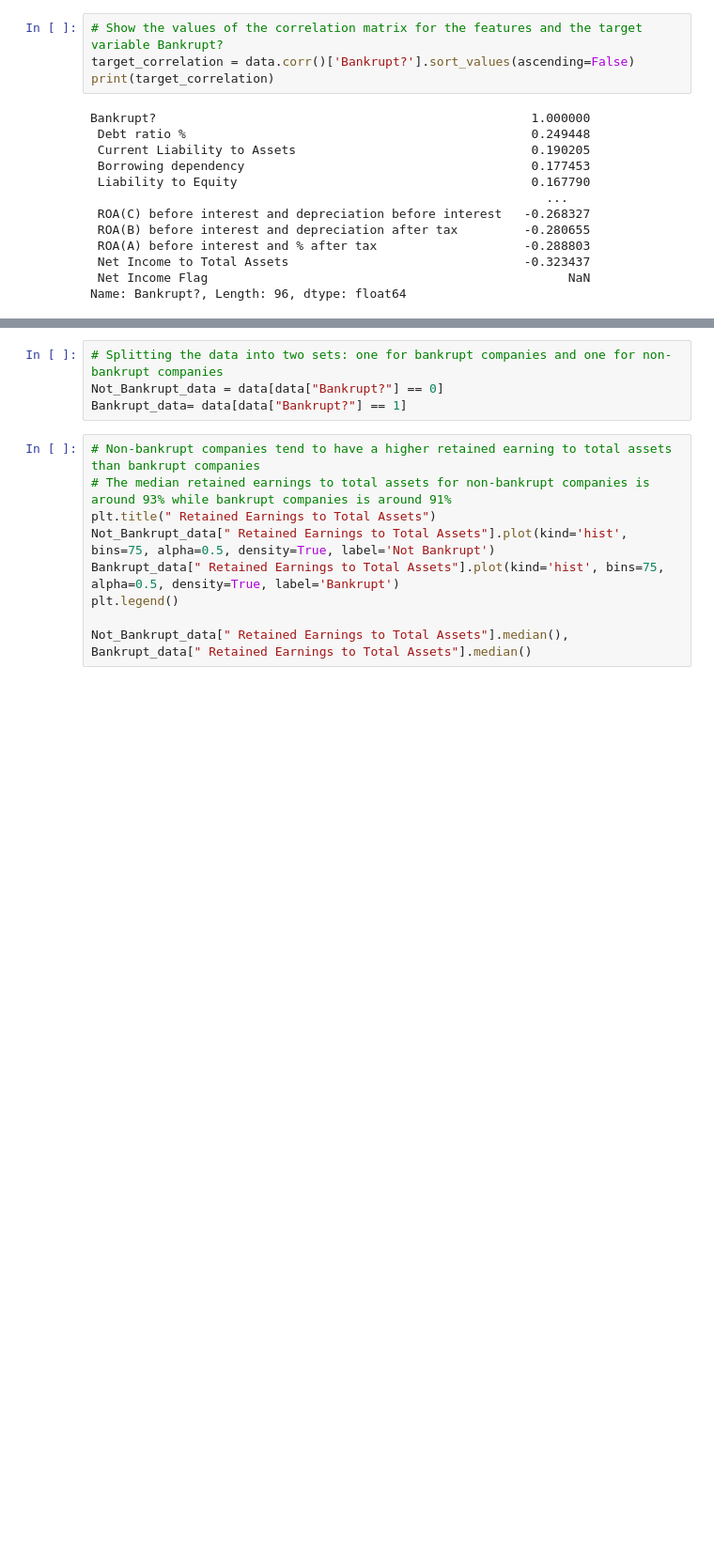
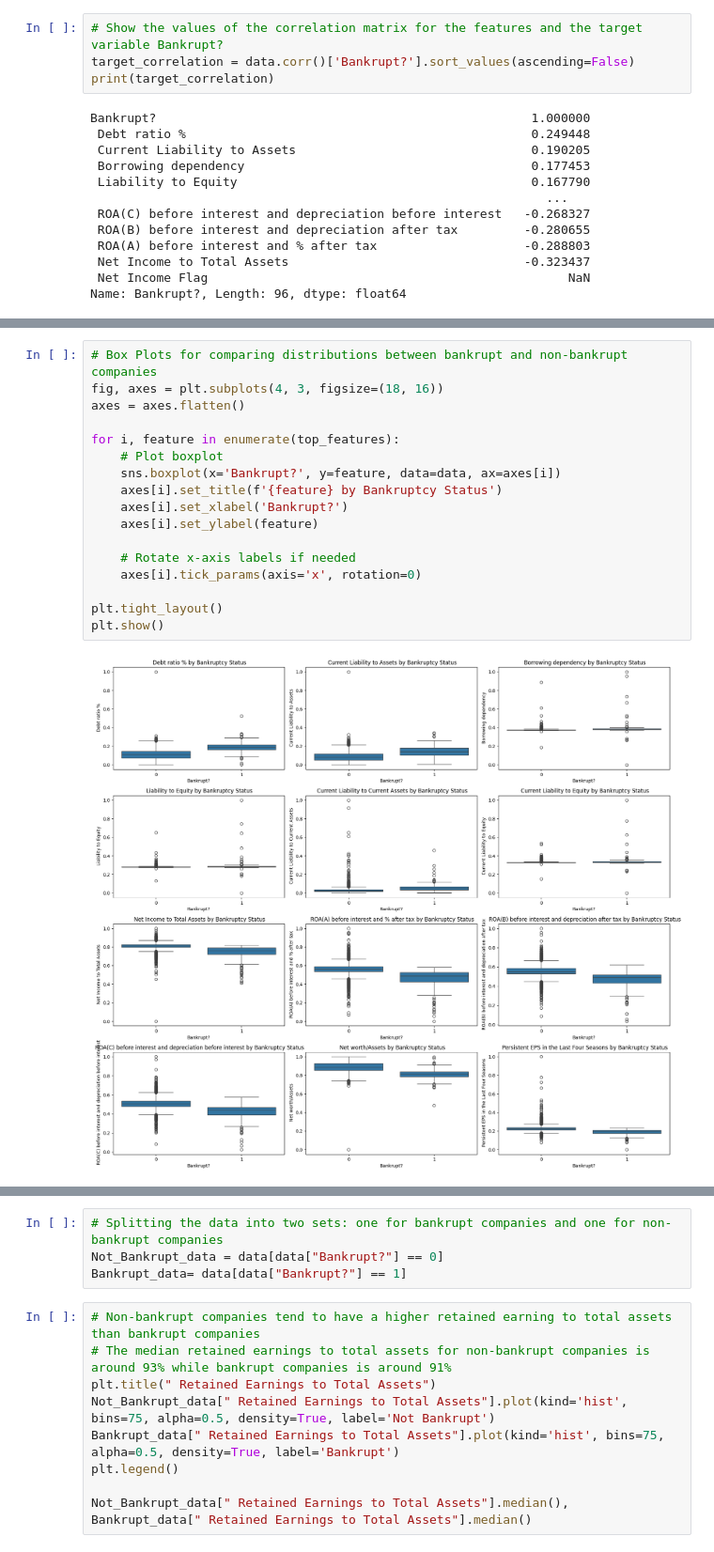
Before and after one commit to TeranG710/GORTFinal, a Jupyter notebook: bankrupt.ipynb, the cells around one changed output, grey strips where cells are left out. Shown at 94% size. Saved outputs shown, nothing was run; the diff lists cells and outputs as text; blank space fills up the shorter version.

```diff
--- a/bankrupt.ipynb
+++ b/bankrupt.ipynb
@@ -411,0 +475,19 @@ sns.boxplot(x='Bankrupt?', y=" Debt ratio %", data=data)
+# %%
+# Box Plots for comparing distributions between bankrupt and non-bankrupt companies
+fig, axes = plt.subplots(4, 3, figsize=(18, 16))
+axes = axes.flatten()
+
+for i, feature in enumerate(top_features):
+    # Plot boxplot
+    sns.boxplot(x='Bankrupt?', y=feature, data=data, ax=axes[i])
+    axes[i].set_title(f'{feature} by Bankruptcy Status')
+    axes[i].set_xlabel('Bankrupt?')
+    axes[i].set_ylabel(feature)
+
+    # Rotate x-axis labels if needed
+    axes[i].tick_params(axis='x', rotation=0)
+
+plt.tight_layout()
+plt.show()
+# %% [output]
+[figure, added]
```
Also changed, not shown: parts of 11 cells of this notebook.
